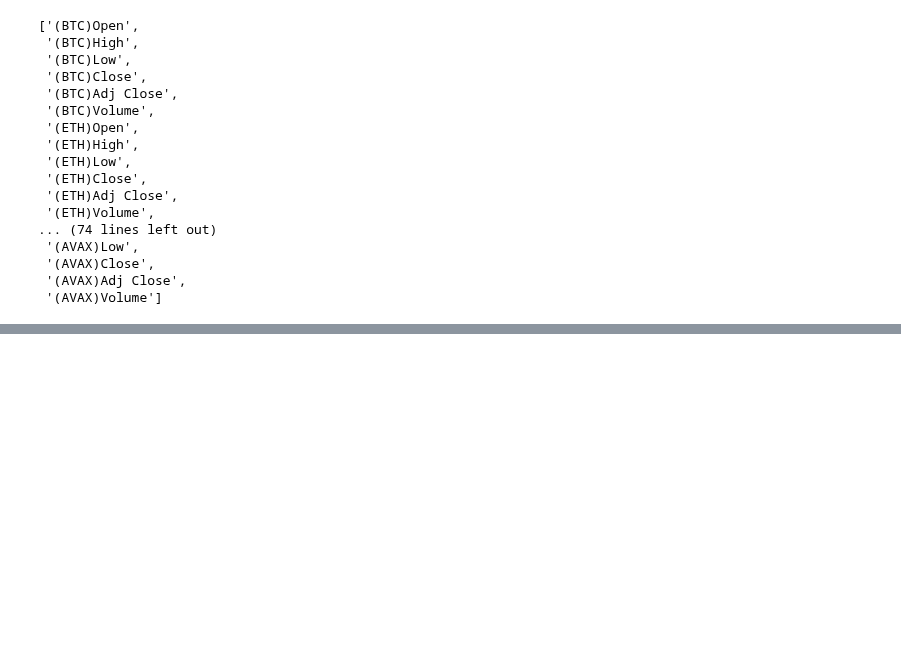
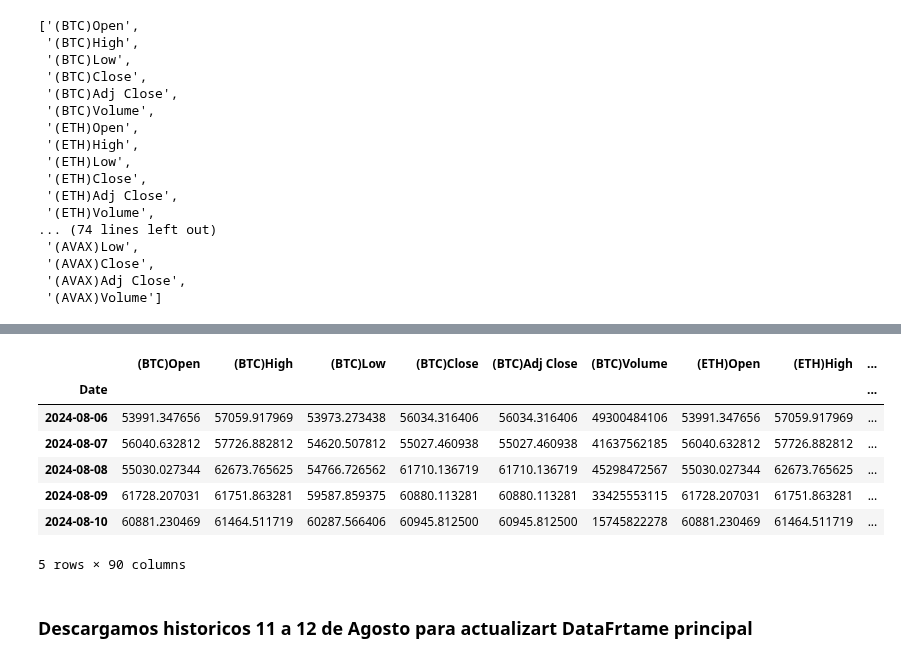
Before and after one commit to CODING-racer/criptobot, a Jupyter notebook: vengance.ipynb, the cells around one changed output, grey strips where cells are left out. Saved outputs shown, nothing was run; the diff lists cells and outputs as text; code cells hidden in the pictures; blank space fills up the shorter version.

```diff
--- a/vengance.ipynb
+++ b/vengance.ipynb
@@ -244,0 +356,8 @@ all_columns_list
+# %%
+df = TKOF
+# %%
+df_1 = TKOF_0
+# %%
+filas_a_agregar = df_1.iloc[0:220]
+# %%
+df = pd.concat([df,filas_a_agregar])
@@ -244,0 +375,13 @@ all_columns_list
+# %%
+df.tail()
+# %% [output]
+|  | (BTC)Open | (BTC)High | (BTC)Low | (BTC)Close | (BTC)Adj Close | (BTC)Volume | (ETH)Open | (ETH)High | ... |
+| Date |  |  |  |  |  |  |  |  | ... |
+| 2024-08-06 | 53991.347656 | 57059.917969 | 53973.273438 | 56034.316406 | 56034.316406 | 49300484106 | 53991.347656 | 57059.917969 | ... |
+| 2024-08-07 | 56040.632812 | 57726.882812 | 54620.507812 | 55027.460938 | 55027.460938 | 41637562185 | 56040.632812 | 57726.882812 | ... |
+| 2024-08-08 | 55030.027344 | 62673.765625 | 54766.726562 | 61710.136719 | 61710.136719 | 45298472567 | 55030.027344 | 62673.765625 | ... |
+| 2024-08-09 | 61728.207031 | 61751.863281 | 59587.859375 | 60880.113281 | 60880.113281 | 33425553115 | 61728.207031 | 61751.863281 | ... |
+| 2024-08-10 | 60881.230469 | 61464.511719 | 60287.566406 | 60945.812500 | 60945.812500 | 15745822278 | 60881.230469 | 61464.511719 | ... |
+5 rows × 90 columns
+# %% [markdown]
+### Descargamos historicos 11 a 12 de Agosto para actualizart DataFrtame principal
```
Also changed, not shown: parts of 80 cells of this notebook.
